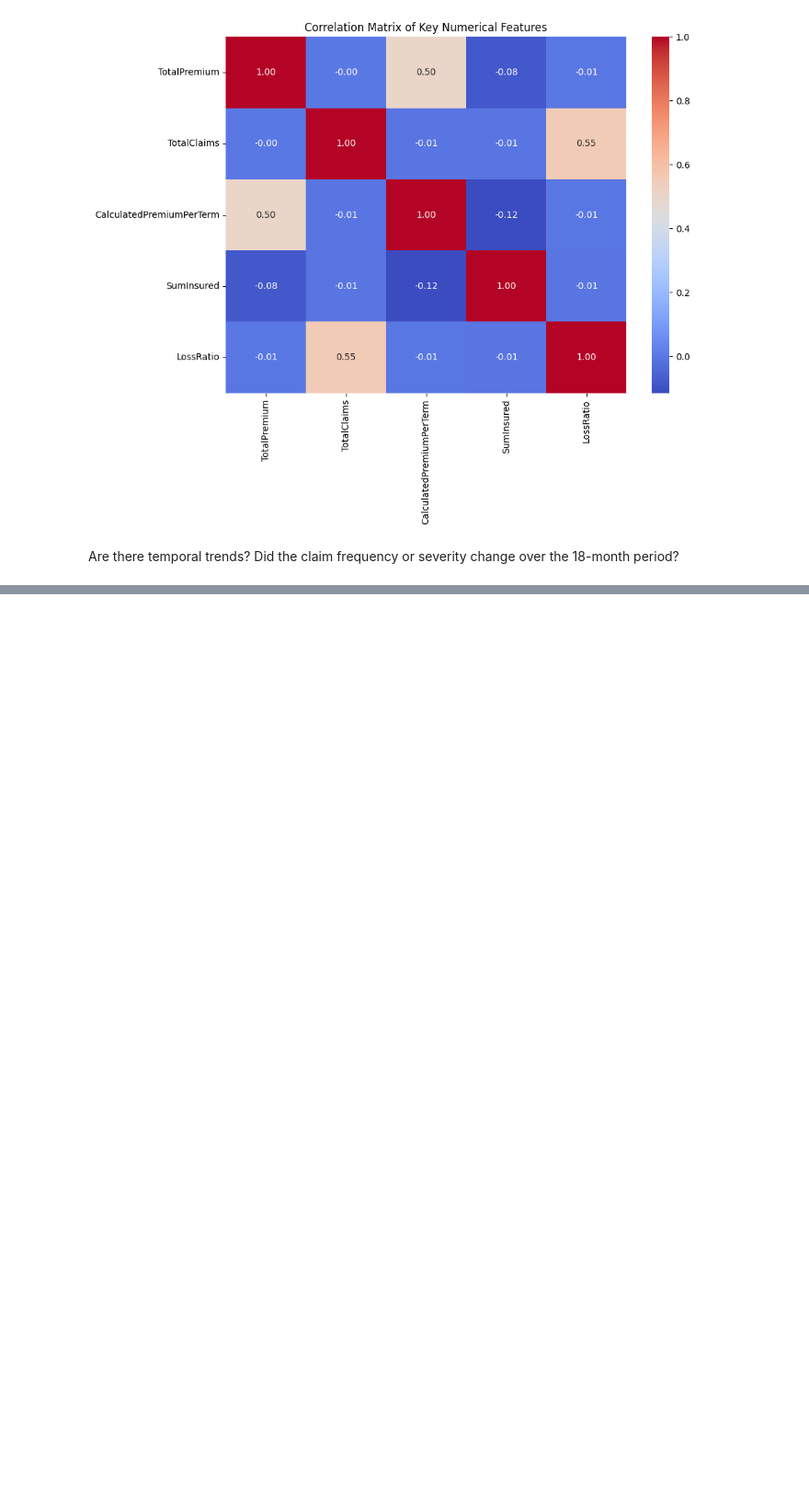
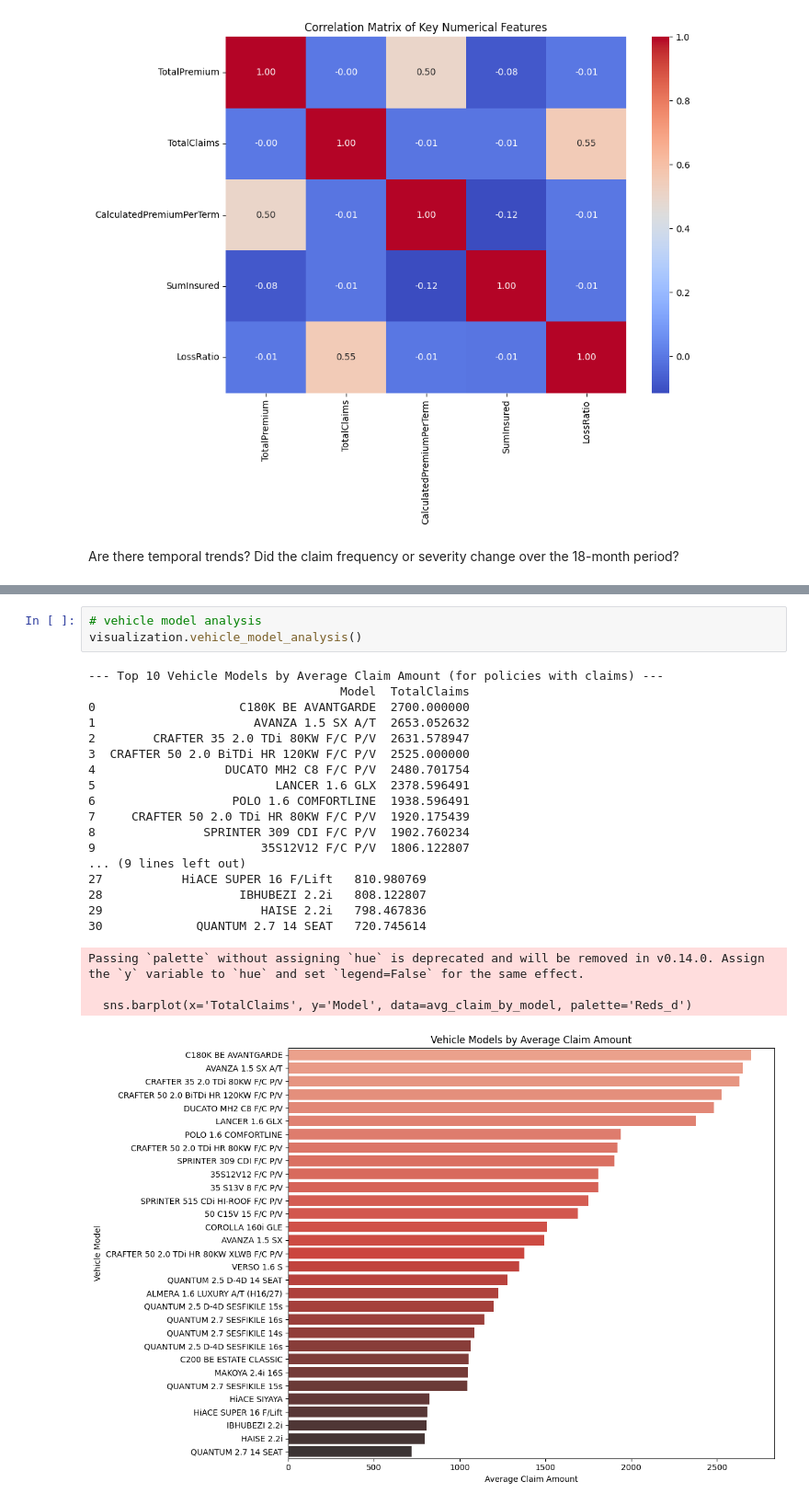
Before and after one commit to chalasimon/insurisk-analytics-and-predictive-modeling, a Jupyter notebook: notebooks/eda.ipynb, the cells around one changed output, grey strips where cells are left out. Shown at 92% size. Cells and saved outputs as stored; diff of their text form; blank space fills up the shorter version.

```diff
--- a/notebooks/eda.ipynb
+++ b/notebooks/eda.ipynb
@@ -382,3 +386,28 @@ visualization.analyze_monthly_trends()
 | 20 | 2015-06 | 5235 | 96 | 102965.710526 | 2.832392e+06 | ... |
 | 21 | 2015-07 | 5313 | 106 | 117707.078947 | 2.929712e+06 | ... |
 | 22 | 2015-08 | 5259 | 6 | 6321.473684 | 2.990271e+06 | ... |
+# %%
+# vehicle model analysis
+visualization.vehicle_model_analysis()
+# %% [output]
+--- Top 10 Vehicle Models by Average Claim Amount (for policies with claims) ---
+                                   Model  TotalClaims
+0                    C180K BE AVANTGARDE  2700.000000
+1                      AVANZA 1.5 SX A/T  2653.052632
+2        CRAFTER 35 2.0 TDi 80KW F/C P/V  2631.578947
+3  CRAFTER 50 2.0 BiTDi HR 120KW F/C P/V  2525.000000
+4                  DUCATO MH2 C8 F/C P/V  2480.701754
+5                         LANCER 1.6 GLX  2378.596491
+6                   POLO 1.6 COMFORTLINE  1938.596491
+7     CRAFTER 50 2.0 TDi HR 80KW F/C P/V  1920.175439
+8               SPRINTER 309 CDI F/C P/V  1902.760234
+9                       35S12V12 F/C P/V  1806.122807
+... (9 lines left out)
+27           HiACE SUPER 16 F/Lift   810.980769
+28                   IBHUBEZI 2.2i   808.122807
+29                      HAISE 2.2i   798.467836
+30             QUANTUM 2.7 14 SEAT   720.745614
+Passing `palette` without assigning `hue` is deprecated and will be removed in v0.14.0. Assign the `y` variable to `hue` and set `legend=False` for the same effect.
+
+  sns.barplot(x='TotalClaims', y='Model', data=avg_claim_by_model, palette='Reds_d')
+[figure, added]
```
Also changed, not shown: parts of 6 cells of this notebook, 1 other file.
